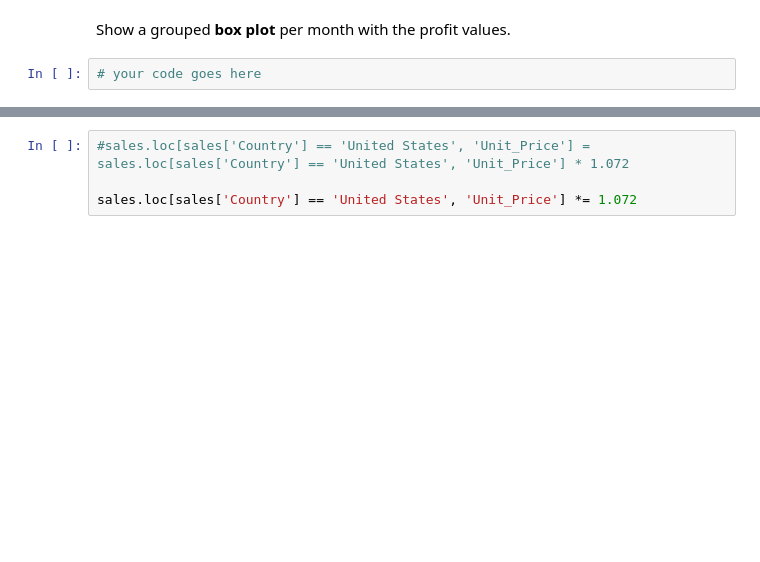
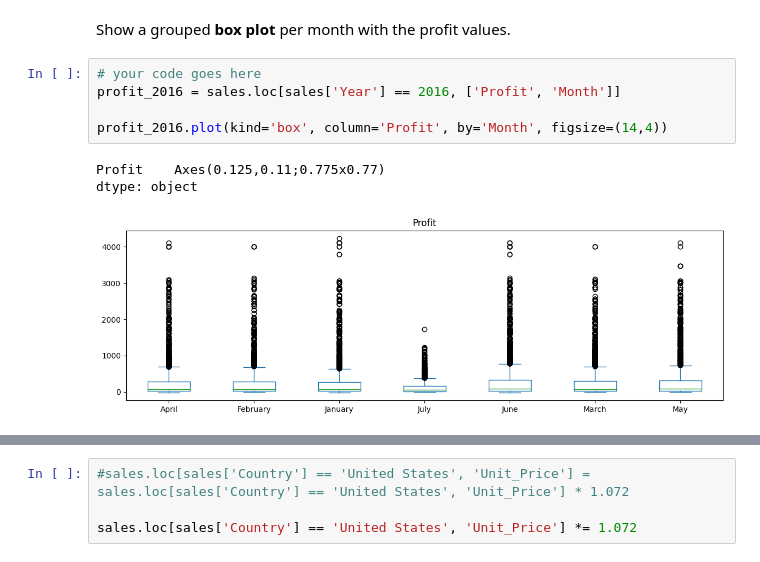
Before and after one commit to myllah/freecodecamp_data_analysis_with_python, a Jupyter notebook: 02 - Data Analysis Example A/Exercises_1.ipynb, the cells around one changed output, grey strips where cells are left out. Drawn from its saved outputs; the diff is of its cells as text; blank space fills up the shorter version.

```diff
--- a/02 - Data Analysis Example A/Exercises_1.ipynb
+++ b/02 - Data Analysis Example A/Exercises_1.ipynb
@@ -578,7 +825,14 @@ sales.loc[cond].shape[0]
 # %% [markdown]
 Show a grouped <b>box plot</b> per month with the profit values.
-# %%
-# your code goes here
+# %%
+# your code goes here
+profit_2016 = sales.loc[sales['Year'] == 2016, ['Profit', 'Month']]
+
+profit_2016.plot(kind='box', column='Profit', by='Month', figsize=(14,4))
+# %% [output]
+Profit    Axes(0.125,0.11;0.775x0.77)
+dtype: object
+[figure, added]
 # %%
 profit_2016 = sales.loc[sales['Year'] == 2016, ['Profit', 'Month']]
 
```
Also changed, not shown: parts of 50 cells of this notebook.
